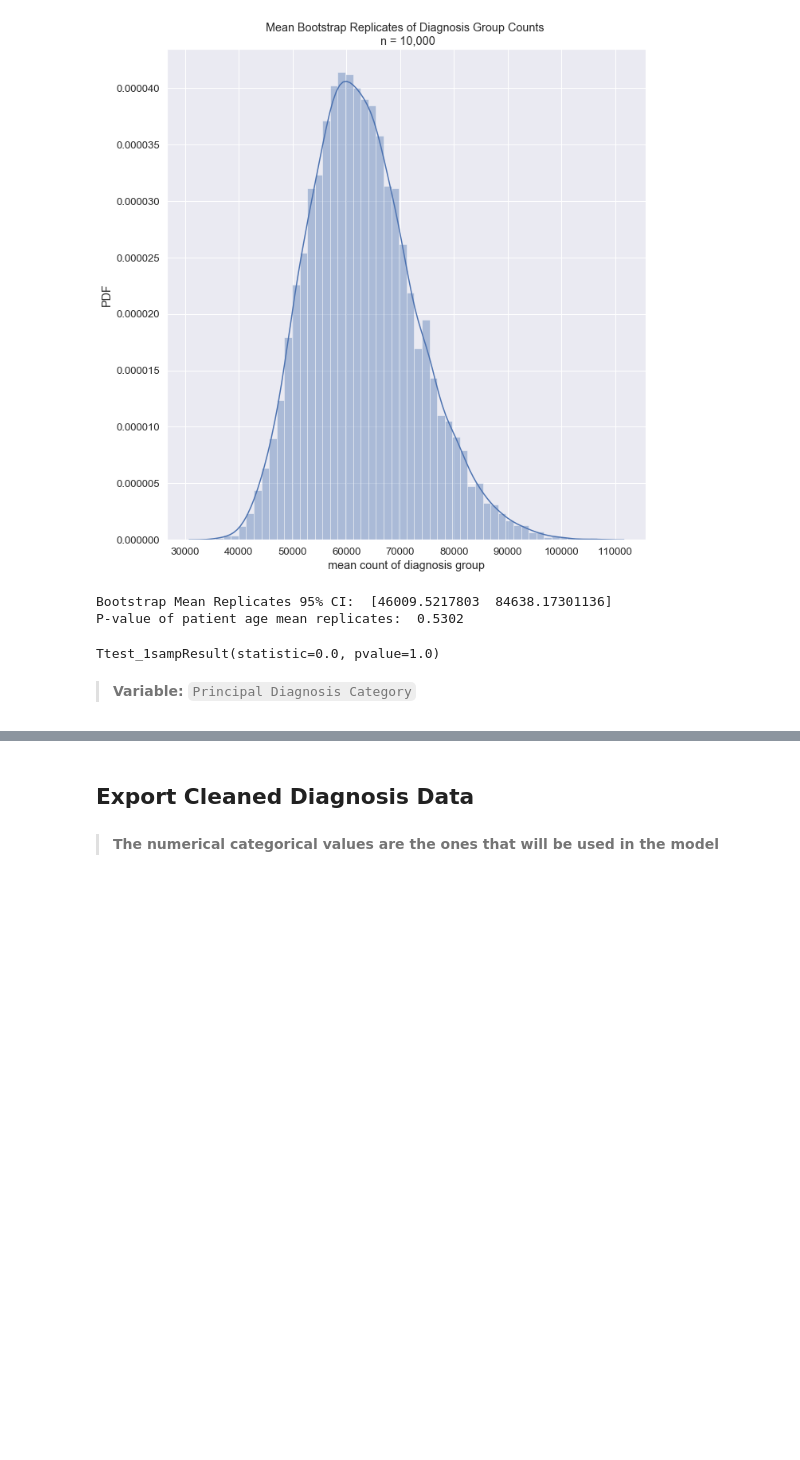
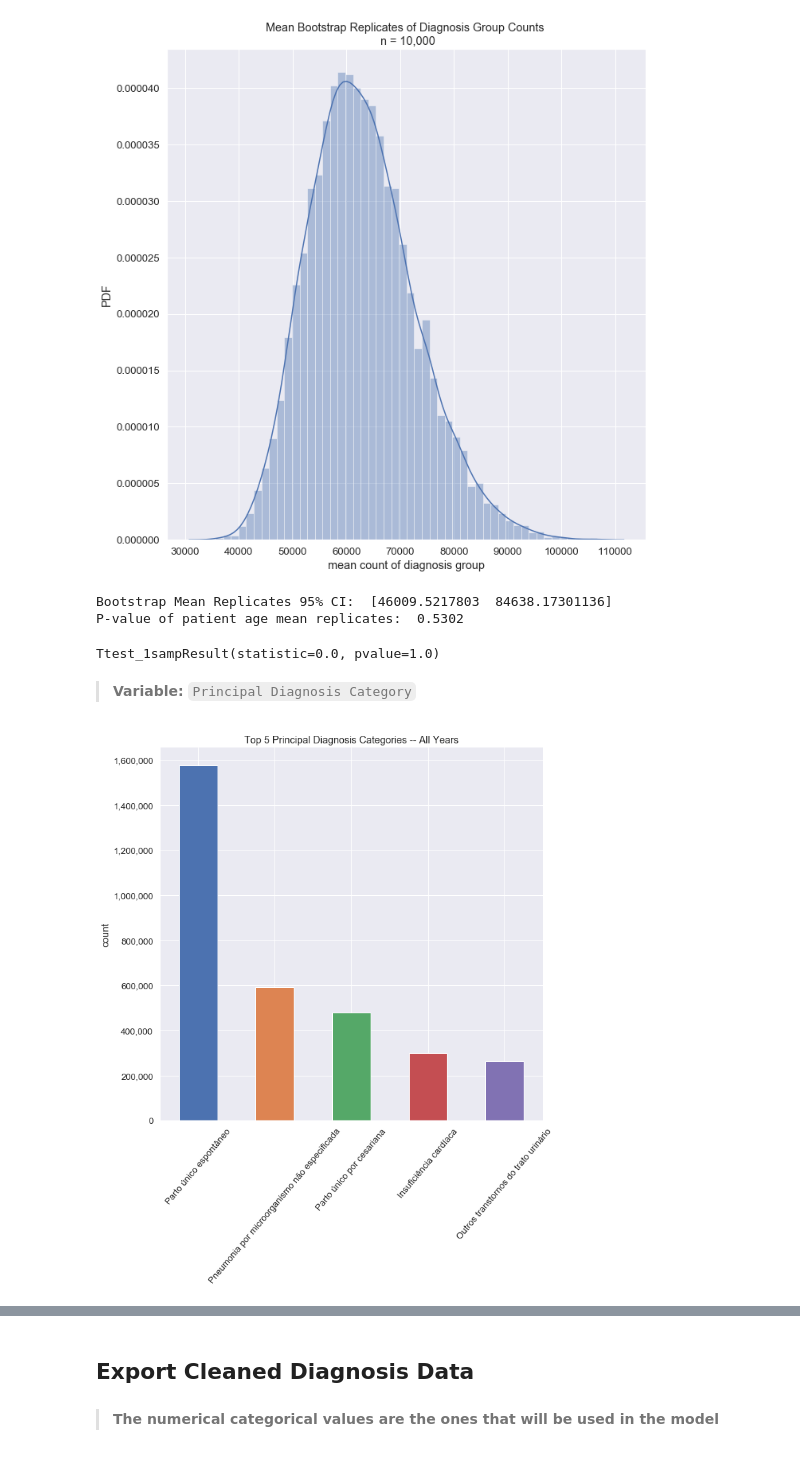
Before and after one commit to IvetteMTapia/Capstone-2_Deep_Learning, a Jupyter notebook: Code - Notebooks/Capstone 2_Diagnosis EDA & Wrangling.ipynb, the cells around one changed output, grey strips where cells are left out. Saved outputs shown, nothing was run; the diff lists cells and outputs as text; code cells hidden in the pictures; blank space fills up the shorter version.

```diff
--- a/Code - Notebooks/Capstone 2_Diagnosis EDA & Wrangling.ipynb
+++ b/Code - Notebooks/Capstone 2_Diagnosis EDA & Wrangling.ipynb
@@ -917,3 +917,10 @@ stats.ttest_1samp(diag_grp_count.DES_GRP, diag_grp_count_mean)
 Ttest_1sampResult(statistic=0.0, pvalue=1.0)
 # %% [markdown]
 > **Variable:** `Principal Diagnosis Category`
+# %%
+#Plot Top principal diagnoses
+
+count_plot_slice(df = diag_CID10, col_name = 'DES_CAT', head = 5,
+                 title = 'Top 5 Principal Diagnosis Categories -- All Years', xlabel = '', ylabel = 'count')
+# %% [output]
+[figure, added]
```
Also changed, not shown: parts of 23 cells of this notebook.
